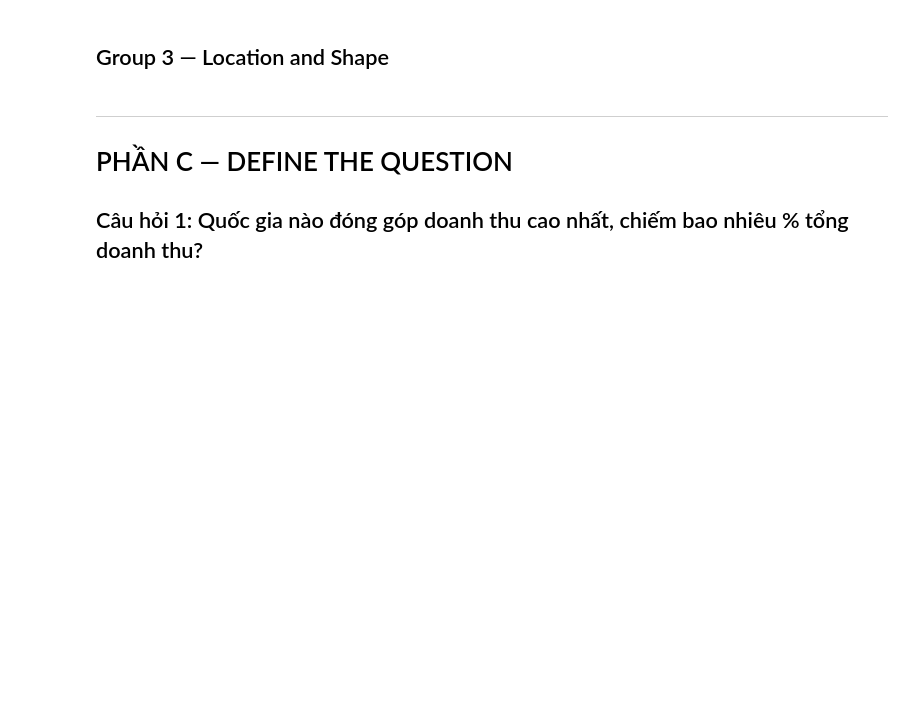
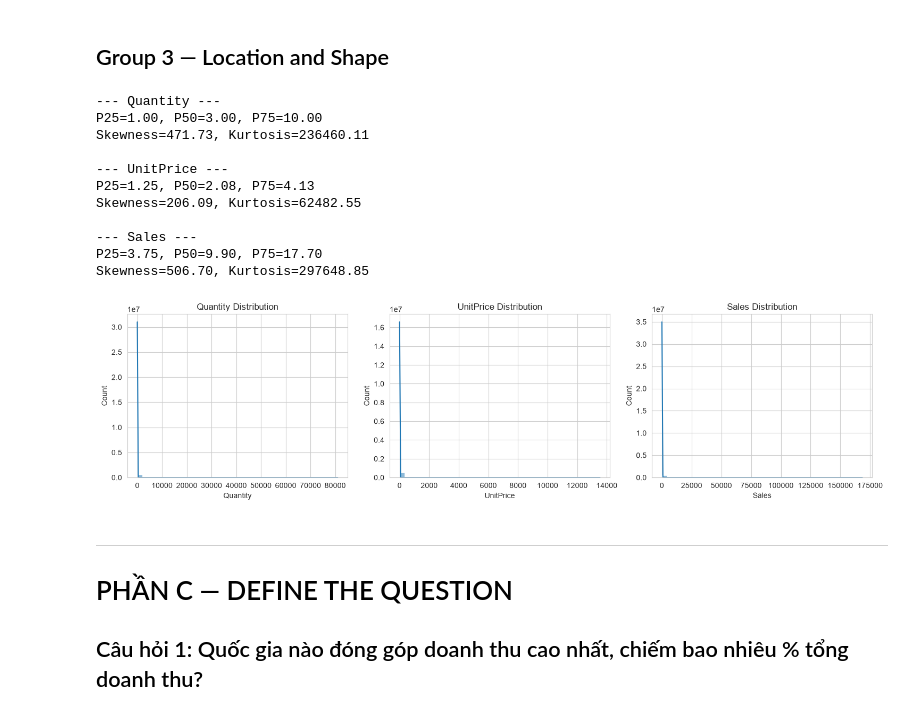
Before and after one commit to LeThanhDat111/24663071_LeThanhDat_Cystone, a Jupyter notebook: Session03/02_OnlineRetail.ipynb, the cells around one changed output. Saved outputs shown, nothing was run; the diff lists cells and outputs as text; code cells hidden in the pictures; blank space fills up the shorter version.

```diff
--- a/Session03/02_OnlineRetail.ipynb
+++ b/Session03/02_OnlineRetail.ipynb
@@ -49,3 +104,12 @@ Làm sạch dữ liệu (loại Quantity<=0, UnitPrice<=0), tạo cột `Sales`
 ## Group 1 — Central Tendency
 # %%
 # TODO
+for col in ['Quantity', 'UnitPrice', 'Sales']:
+    mean_ = df_clean[col].mean()
+    median_ = df_clean[col].median()
+    mode_ = df_clean[col].mode()[0]
+
+    print(f"--- {col.upper()} ---")
+    print(f"Mean   = {mean_:.2f}")
+    print(f"Median = {median_:.2f}")
+    print(f"Mode   = {mode_:.2f}\n")
@@ -53,3 +132,17 @@ Làm sạch dữ liệu (loại Quantity<=0, UnitPrice<=0), tạo cột `Sales`
 ## Group 2 — Dispersion
 # %%
 # TODO
+for col in ['Quantity', 'UnitPrice', 'Sales']:
+    s = df_clean[col]
+
+    range_ = s.max() - s.min()
+    std_ = s.std()
+    q1, q3 = s.quantile([0.25, 0.75])
+    iqr = q3 - q1
+    cv = std_ / s.mean()
+
+    print(f"--- {col.upper()} ---")
+    print(f"Range = {range_:.2f}")
+    print(f"Std = {std_:.2f}")
+    print(f"IQR = {iqr:.2f}")
+    print(f"CV = {cv:.2f}\n")
@@ -56,7 +167,39 @@ Làm sạch dữ liệu (loại Quantity<=0, UnitPrice<=0), tạo cột `Sales`
 # %% [markdown]
 ## Group 3 — Location and Shape
 # %%
-# TODO
+for col in ['Quantity', 'UnitPrice', 'Sales']:
+    s = df_clean[col].dropna()
+    skew_, kurt_ = stats.skew(s), stats.kurtosis(s)
+    print(f"--- {col} ---")
+    print(f"P25={s.quantile(0.25):.2f}, P50={s.quantile(0.5):.2f}, P75={s.quantile(0.75):.2f}")
+    print(f"Skewness={skew_:.2f}, Kurtosis={kurt_:.2f}\n")
+
+fig, axes = plt.subplots(1, 3, figsize=(15, 4))
+
+sns.histplot(df_clean['Quantity'].dropna(), bins=40, kde=True, ax=axes[0])
+axes[0].set_title('Quantity Distribution')
+
+sns.histplot(df_clean['UnitPrice'].dropna(), bins=40, kde=True, ax=axes[1])
+axes[1].set_title('UnitPrice Distribution')
+
+sns.histplot(df_clean['Sales'].dropna(), bins=40, kde=True, ax=axes[2])
+axes[2].set_title('Sales Distribution')
+
+plt.tight_layout()
+plt.show()
+# %% [output]
+--- Quantity ---
+P25=1.00, P50=3.00, P75=10.00
+Skewness=471.73, Kurtosis=236460.11
+
+--- UnitPrice ---
+P25=1.25, P50=2.08, P75=4.13
+Skewness=206.09, Kurtosis=62482.55
+
+--- Sales ---
+P25=3.75, P50=9.90, P75=17.70
+Skewness=506.70, Kurtosis=297648.85
+[figure, added]
 # %% [markdown]
 ---
 # PHẦN C — DEFINE THE QUESTION
```
Also changed, not shown: parts of 12 cells of this notebook, 1 other file.
